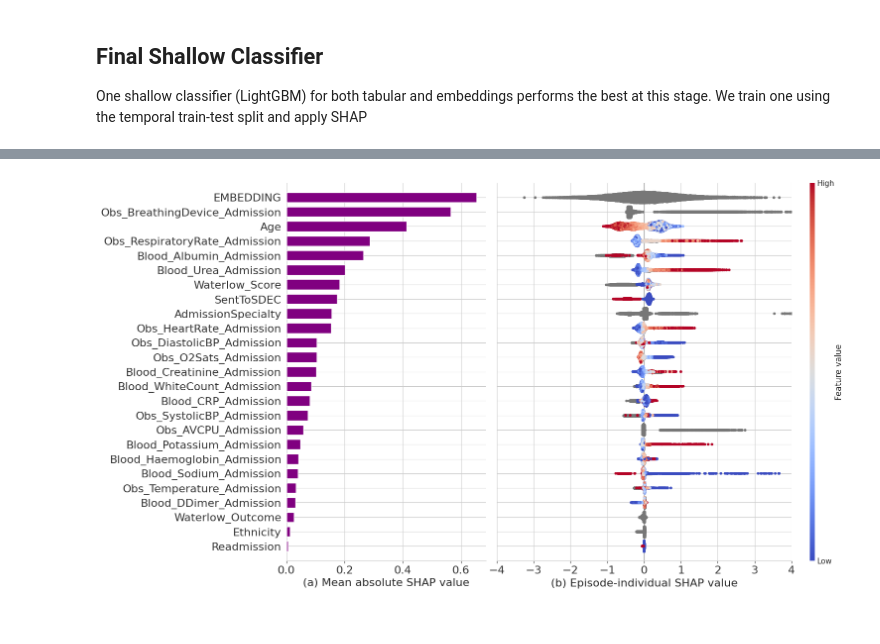
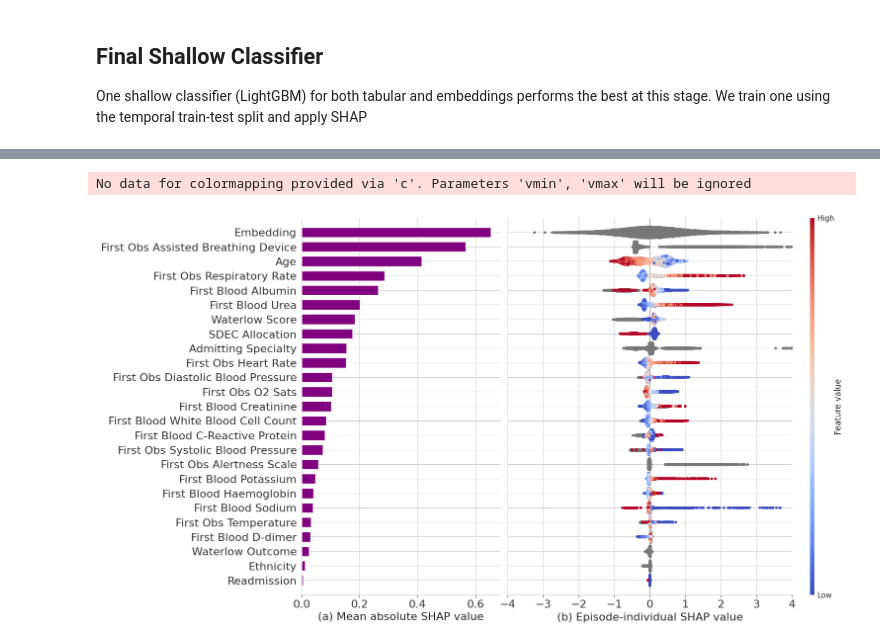
Before and after one commit to steliosbl/acute-care-pathways, a Jupyter notebook: transformers_shallow.ipynb, the cells around one changed output, grey strips where cells are left out. Drawn from its saved outputs; the diff is of its cells as text; code cells hidden in the pictures.

```diff
--- a/transformers_shallow.ipynb
+++ b/transformers_shallow.ipynb
@@ -434,11 +446,14 @@ else:
 # %%
 from transformer_experiment.utils.embeddings import plot_shap_features_joint
 
+pretty_print_columns = SalfordPrettyPrint | dict(EMBEDDING="Embedding")
+lgbm_explanations.feature_names = [pretty_print_columns[_] for _ in lgbm_explanations.feature_names]
 plot_shap_features_joint(lgbm_explanations,
         max_display=25,
         figsize=(16, 9),
         wspace=-0.2,
         bar_aspect=0.05,
         topadjust=0.925)
 # %% [output]
+No data for colormapping provided via 'c'. Parameters 'vmin', 'vmax' will be ignored
-[figure, old version]
+[figure, new version]
```
Also changed, not shown: parts of 1 cell of this notebook, 9 other files.
